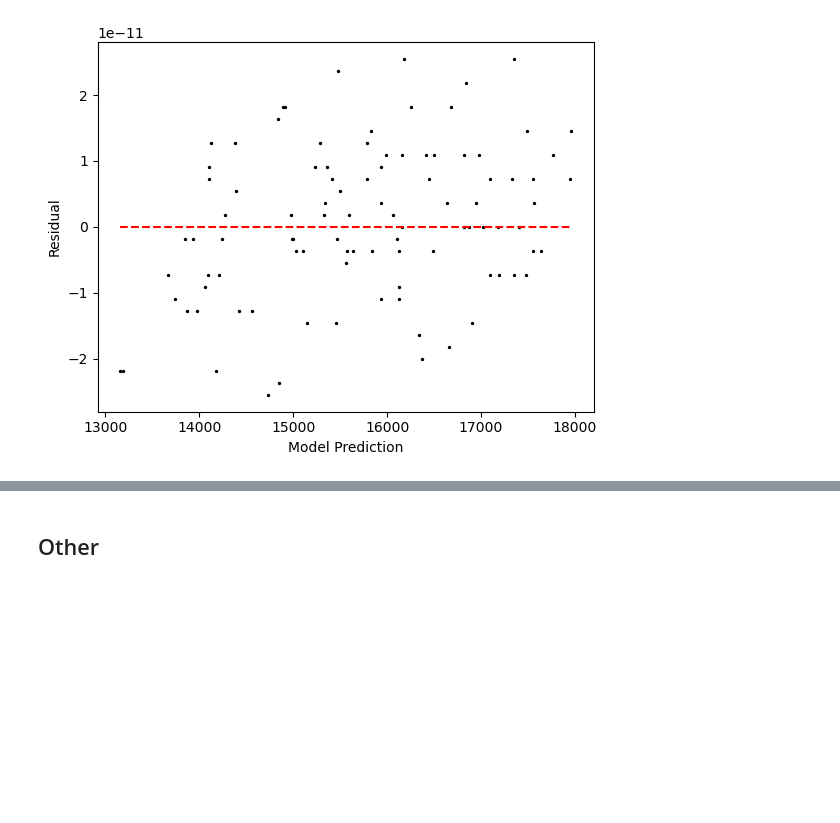
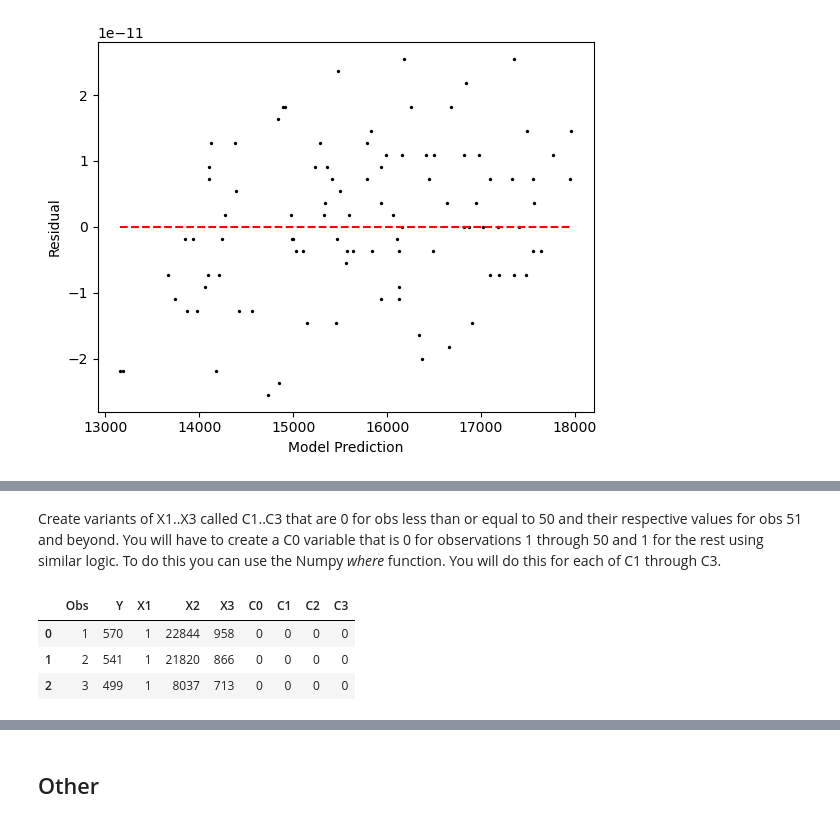
Before and after one commit to ericyang91/coding_practice, a Jupyter notebook: Linear Regression/MoD.ipynb, the cells around one changed output, grey strips where cells are left out. Cells and saved outputs as stored; diff of their text form; code cells hidden in the pictures; blank space fills up the shorter version.

```diff
--- a/Linear Regression/MoD.ipynb
+++ b/Linear Regression/MoD.ipynb
@@ -1315,0 +1662,8 @@ plt.show()
+# %%
+# Import the data and run regression
+data_path = os.path.join(os.path.curdir,'Cheat_Sheet_Chow_Test_V1_0.xlsx')
+data = pd.read_excel(
+    data_path,sheet_name='Structural_Change_Data')
+
+model = ols('Y ~ X1 + X2 + X3',data).fit()
+print(model.summary())
@@ -1315,0 +1688,22 @@ plt.show()
+# %% [markdown]
+Create variants of X1..X3 called C1..C3 that are 0 for obs less than or equal to 50 and their respective values for obs 51 and beyond.  You will have to create a C0 variable that is 0 for observations 1 through 50 and 1 for the rest using similar logic. To do this you can use the Numpy *where* function. You will do this for each of C1 through C3.
+# %%
+'''
+We use the where function to set values in C0 as 0 where 'Obs' is less than
+or equal to 50 and 1 otherwise.
+'''
+data['C0'] = np.where(data['Obs'] <= 50, 0, 1)
+
+'''
+Here we accomplish the same thing for C1...C3. The for loop allows us to
+bypass writing the same function 3 times. This doesn't save much work here
+but would in cases where you have a large amount of parameters.
+'''
+for i in range (1,4):
+    data['C' + str(i)] = np.where(data['Obs'] <= 50, 0, data['X' + str(i)])
+data.head(3)
+# %% [output]
+|  | Obs | Y | X1 | X2 | X3 | C0 | C1 | C2 | C3 |
+| 0 | 1 | 570 | 1 | 22844 | 958 | 0 | 0 | 0 | 0 |
+| 1 | 2 | 541 | 1 | 21820 | 866 | 0 | 0 | 0 | 0 |
+| 2 | 3 | 499 | 1 | 8037 | 713 | 0 | 0 | 0 | 0 |
```
Also changed, not shown: parts of 71 cells of this notebook, 4 other files.
